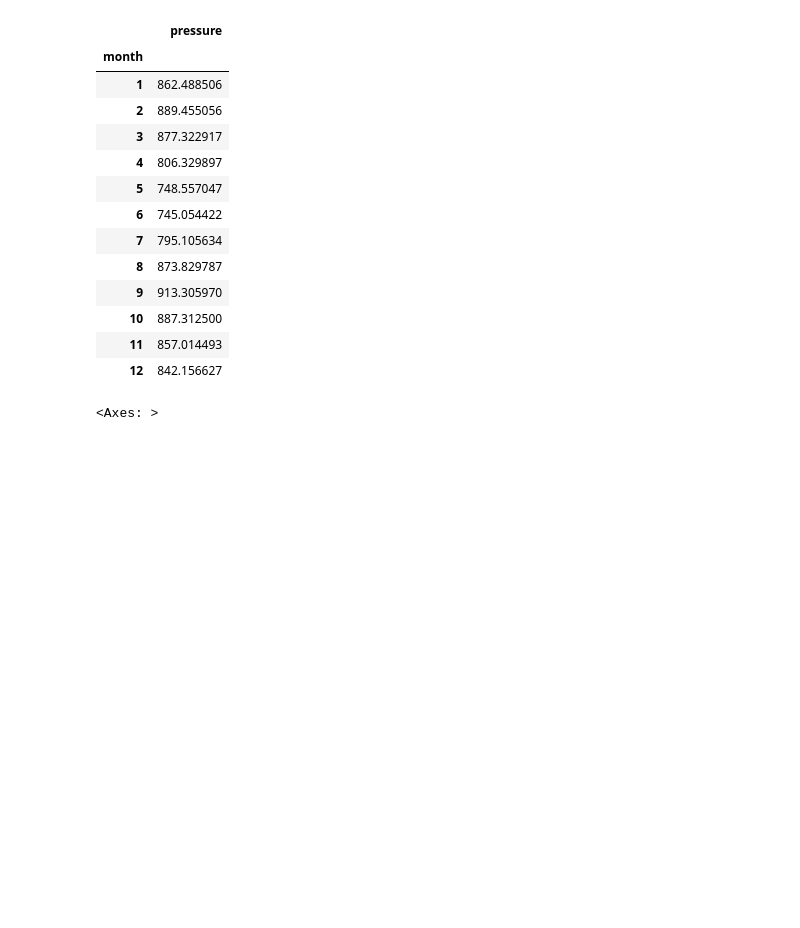
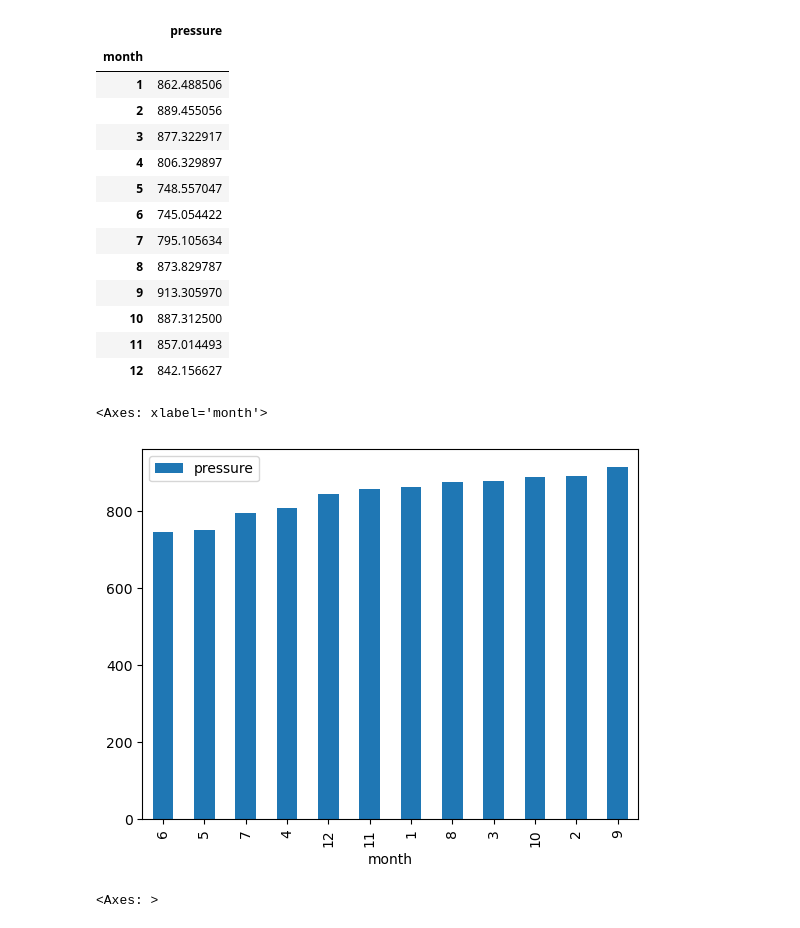
Before and after one commit to schr0841/mars-scraping-challenge, a Jupyter notebook: part_2_mars_weather.ipynb, the cells around one changed output. Drawn from its saved outputs; the diff is of its cells as text; code cells hidden in the pictures; blank space fills up the shorter version.

```diff
--- a/part_2_mars_weather.ipynb
+++ b/part_2_mars_weather.ipynb
@@ -226,7 +226,11 @@ pressure
 | 12 | 842.156627 |
 # %%
 # Plot the average pressure by month
-pressure=pd.DataFrame(mars_df.groupby('month')['pressure'].mean())
+pressure_sorted=pressure.sort_values(by='pressure')
+pressure_sorted.plot.bar()
+# %% [output]
+<Axes: xlabel='month'>
+[figure, added]
 # %%
 # 5. How many terrestrial (earth) days are there in a Martian year?
 mars_temps=pd.DataFrame(mars_df['min_temp'])
```
